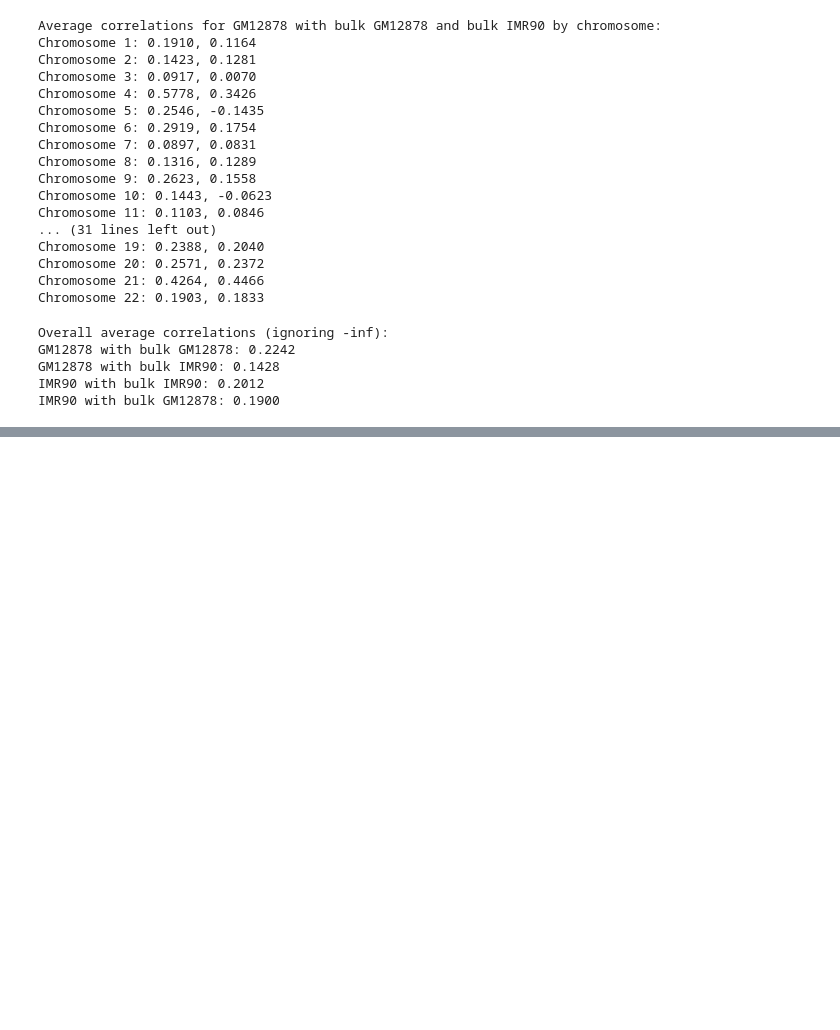
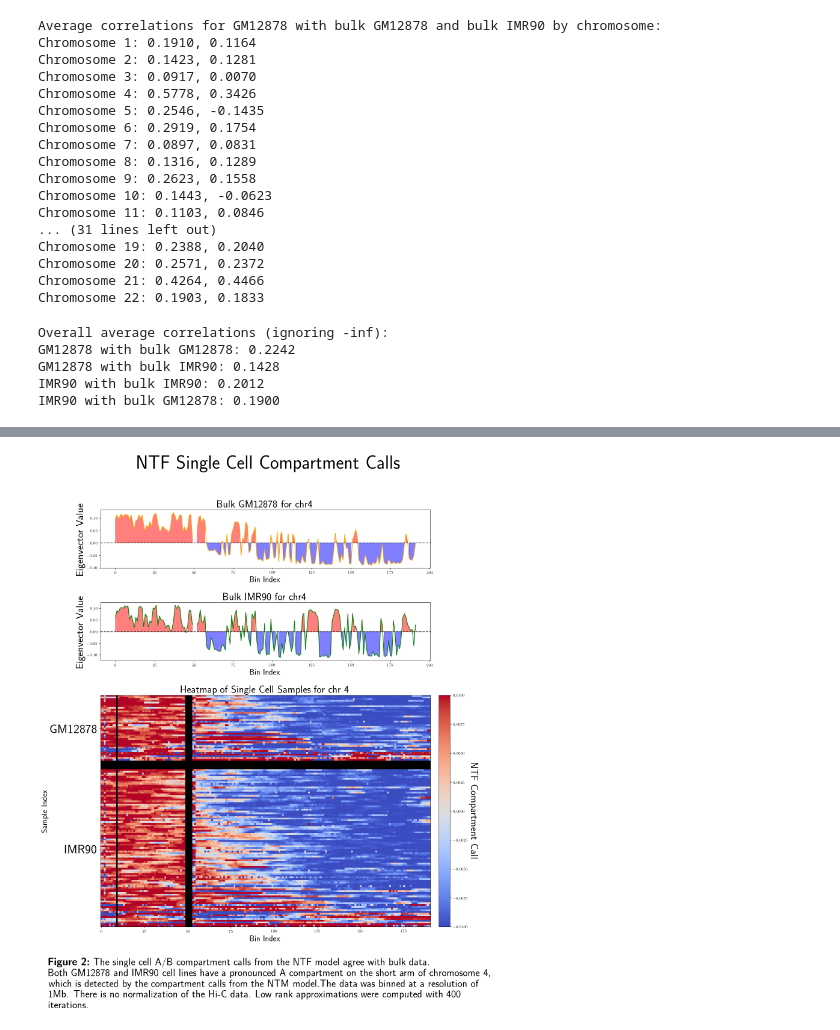
Before and after one commit to DavidWarrenKatz/Hypermatrix, a Jupyter notebook: utilities/single-cell/make_AB_compartments.ipynb, the cells around one changed output, grey strips where cells are left out. Saved outputs shown, nothing was run; the diff lists cells and outputs as text; code cells hidden in the pictures; blank space fills up the shorter version.

```diff
--- a/utilities/single-cell/make_AB_compartments.ipynb
+++ b/utilities/single-cell/make_AB_compartments.ipynb
@@ -417,0 +363,100 @@ plot_eigenvectors_with_heatmap(
+# %%
+chr = 4
+sc_dataframe = chromosome_results[f'chr{chr}']
+
+# Define the bulk eigenvectors
+bulk_eigenvector_gm12878 = original_bulk_data[f'res1000000_ch{chr}_oe_GM12878_{normalization}_eigenvector']['eigenvalue'].values
+bulk_eigenvector_imr90 = original_bulk_data[f'res1000000_ch{chr}_oe_IMR90_{normalization}_eigenvector']['eigenvalue'].values
+
+# Sort and prepare the dataframe
+sc_dataframe['Cell Type Sort'] = sc_dataframe['Cell Type'].map({'GM12878': 0, 'IMR90': 1})
+sc_dataframe = sc_dataframe.sort_values(by=['Cell Type Sort', 'Correlation With Bulk'], ascending=[True, False])
+sc_dataframe.drop('Cell Type Sort', axis=1, inplace=True)
+
+def plot_eigenvectors_with_heatmap(bulk_eigenvector1, bulk_eigenvector2, sc_dataframe, title1, title2, title, correlation, chr, save_path=None, separation_rows=5):
+    fig = plt.figure(figsize=(15, 18))
+    gs = gridspec.GridSpec(nrows=3, ncols=2, figure=fig, width_ratios=[30, 1], height_ratios=[1, 1, 4], hspace=0.3, wspace=0.05)
+
+    ax_bulk1 = fig.add_subplot(gs[0, 0])
+    ax_bulk1.plot(bulk_eigenvector1, color='orange')
+    ax_bulk1.axhline(0, color='black', linestyle='--')  # Add y = 0 line
+    ax_bulk1.fill_between(range(len(bulk_eigenvector1)), bulk_eigenvector1, where=(bulk_eigenvector1 >= 0), color='red', alpha=0.5)
+    ax_bulk1.fill_between(range(len(bulk_eigenvector1)), bulk_eigenvector1, where=(bulk_eigenvector1 < 0), color='blue', alpha=0.5)
+    ax_bulk1.set_title(title1, fontsize=25)
+    ax_bulk1.set_xlabel("Bin Index", fontsize=20)
+    ax_bulk1.set_ylabel("Eigenvector Value", fontsize=25)
+
+    ax_bulk2 = fig.add_subplot(gs[1, 0])
+    ax_bulk2.plot(bulk_eigenvector2, color='green')
+    ax_bulk2.axhline(0, color='black', linestyle='--')  # Add y = 0 line
+    ax_bulk2.fill_between(range(len(bulk_eigenvector2)), bulk_eigenvector2, where=(bulk_eigenvector2 >= 0), color='red', alpha=0.5)
+    ax_bulk2.fill_between(range(len(bulk_eigenvector2)), bulk_eigenvector2, where=(bulk_eigenvector2 < 0), color='blue', alpha=0.5)
+    ax_bulk2.set_title(title2, fontsize=25)
+    ax_bulk2.set_xlabel("Bin Index", fontsize=20)
+    ax_bulk2.set_ylabel("Eigenvector Value", fontsize=25)
+
+    gm12878_data = np.stack(sc_dataframe[sc_dataframe['Cell Type'] == 'GM12878']['A/B Compartment'].apply(lambda x: np.array(x)).tolist())
+    imr90_data = np.stack(sc_dataframe[sc_dataframe['Cell Type'] == 'IMR90']['A/B Compartment'].apply(lambda x: np.array(x)).tolist())
+
+    empty_rows = np.full((separation_rows, gm12878_data.shape[1]), np.nan)
+    sc_data_array = np.vstack([gm12878_data, empty_rows, imr90_data])
+
+    # Create a colormap that does not include white for NaN values
+    cmap = plt.cm.coolwarm
+    cmap.set_bad(color='black')  # Set NaN color to black
+
+    ax_sc = fig.add_subplot(gs[2, 0])
+    im = ax_sc.imshow(sc_data_array, aspect='auto', cmap=cmap, interpolation='nearest')  # Use the adjusted colormap
+    ax_sc.set_title(f"Heatmap of Single Cell Samples for chr {chr}", fontsize=25)  # Slightly larger font for the title
+    ax_sc.set_xlabel("Bin Index", fontsize=20)
+    ax_sc.set_ylabel("Sample Index", fontsize=20)
+
+    num_gm12878 = len(gm12878_data)
+    num_imr90 = len(imr90_data)
+
+    ax_sc.set_yticks([num_gm12878 / 2, num_gm12878 + separation_rows + num_imr90 / 2])
+    ax_sc.set_yticklabels(['GM12878', 'IMR90'], fontsize=30)
+
+    ax_cbar = fig.add_subplot(gs[2, 1])
+    fig.colorbar(im, cax=ax_cbar)
+    ax_cbar.set_ylabel('NTF Compartment Call', rotation=270, labelpad=25, fontsize=25)
+
+    plt.suptitle(title, fontsize=45, fontweight='bold')
+
+    caption = (r"$\textbf{Figure 2:}$ The single cell A/B compartment calls from the NTF model agree with bulk data. "
+           f"Both GM12878 and IMR90 cell lines have a pronounced A compartment on the short arm of chromosome {chr}, "
+           f"which is detected by the compartment calls from the NTM model."
+           f"The data was binned at a resolution of {resolution_label}. "
+           f"There is no normalization of the Hi-C data. Low rank approximations were computed with {iterations} iterations. "
+          )
+
+    # Use textwrap to wrap the caption text within a specific width
+    wrapped_caption = textwrap.fill(caption, width=100)
+
+    # Add the caption at the bottom with automatic wrapping
+    plt.figtext(0.01, -0.04, wrapped_caption, wrap=True, horizontalalignment='left', fontsize=25)
+
+    if save_path:
+        # Ensure the save directory exists
+        save_directory = os.path.dirname(save_path)
+        if not os.path.exists(save_directory):
+            os.makedirs(save_directory)
+
+        plt.savefig(save_path, bbox_inches='tight')
+
+    plt.show()
+
+# Example invocation with the genome-wide correlation value and chromosome number
+plot_eigenvectors_with_heatmap(
+    bulk_eigenvector_gm12878,
+    bulk_eigenvector_imr90,
+    sc_dataframe,
+    f"Bulk GM12878 for chr{chr}",
+    f"Bulk IMR90 for chr{chr}",
+    "NTF Single Cell Compartment Calls",
+    correlation=correlation,  # Use the computed correlation value here
+    chr=chr,  # Use the chromosome number variable
+    save_path=f"../../files/AB_compartment_heatmap_ch{chr}_example_iter{iterations}.png"
+)
+# %% [output]
+[figure, added]
```
Also changed, not shown: parts of 4 cells of this notebook.
